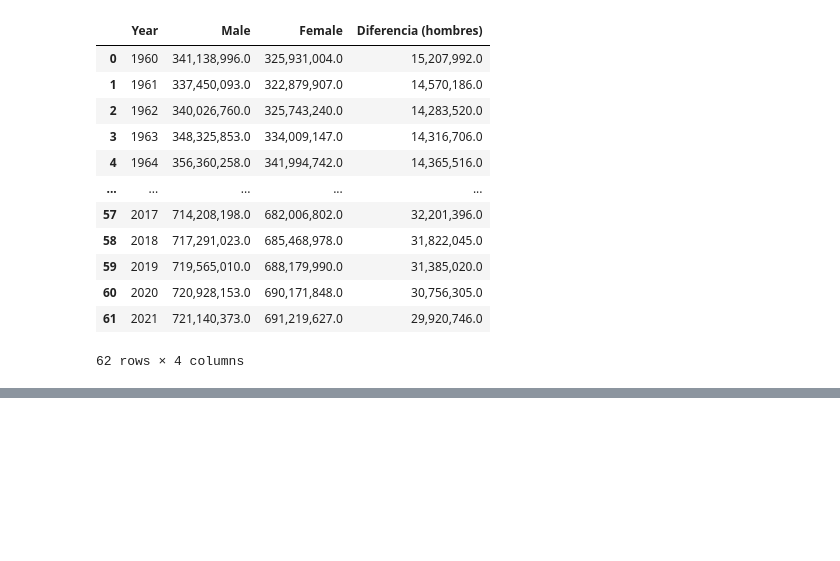
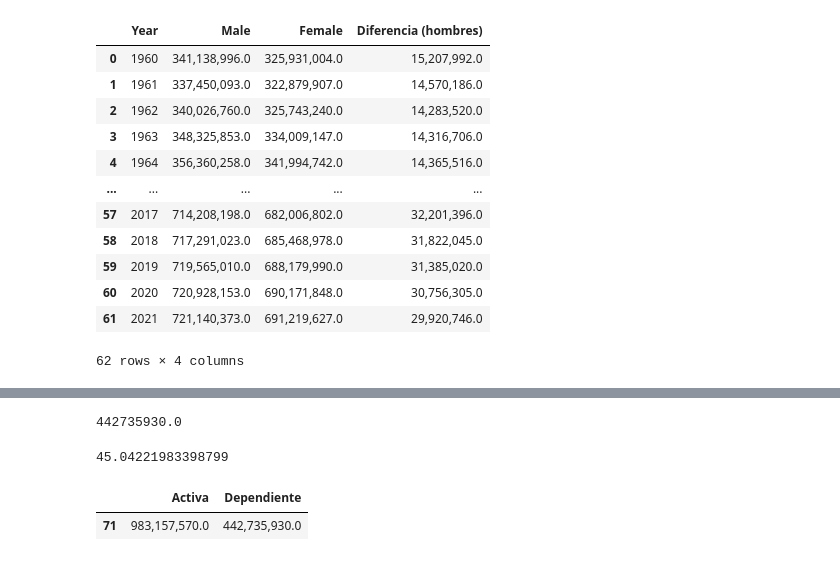
Before and after one commit to appeceix/China_population_EDA, a Jupyter notebook: main.ipynb, the cells around one changed output, grey strips where cells are left out. Cells and saved outputs as stored; diff of their text form; code cells hidden in the pictures; blank space fills up the shorter version.

```diff
--- a/main.ipynb
+++ b/main.ipynb
@@ -431,0 +473,27 @@ fig_diferencia_h_m
+# %%
+# Calculamos las personas dependientes de la población activa.
+poblacion_dependiente = df_edad["Total 0-14"] + df_edad["Total 65+"]
+poblacion_dependiente = poblacion_dependiente[0]
+poblacion_dependiente
+# %% [output]
+442735930.0
+# %%
+# Hacemos el cálculo de la tasa de dependencia.
+tasa_dependencia = (df_edad["Total 0-14"] + df_edad["Total 65+"]) / df_edad["Total active"] * 100
+tasa_dependencia = tasa_dependencia[0]
+tasa_dependencia
+# %% [output]
+45.04221983398799
+# %%
+# Podemos mostrar esa cantidad de población dependiente sobre el total de la población en el año 2021.
+# Primero preparamos el DF con los dos datos que nos interesan, población total y población dependiente
+df_activa_y_dependiente = df_china_population.copy()
+df_activa_y_dependiente = df_activa_y_dependiente.loc[df_activa_y_dependiente["Año"] == 2021]
+df_activa_y_dependiente = df_activa_y_dependiente.drop(columns="Año")
+df_activa_y_dependiente["Dependiente"] = poblacion_dependiente
+df_activa_y_dependiente = df_activa_y_dependiente.rename(columns={"Población": "Activa"})
+df_activa_y_dependiente["Activa"] = df_activa_y_dependiente["Activa"] - df_activa_y_dependiente["Dependiente"]
+df_activa_y_dependiente
+# %% [output]
+|  | Activa | Dependiente |
+| 71 | 983,157,570.0 | 442,735,930.0 |
```
Also changed, not shown: parts of 13 cells of this notebook, 6 other files.
